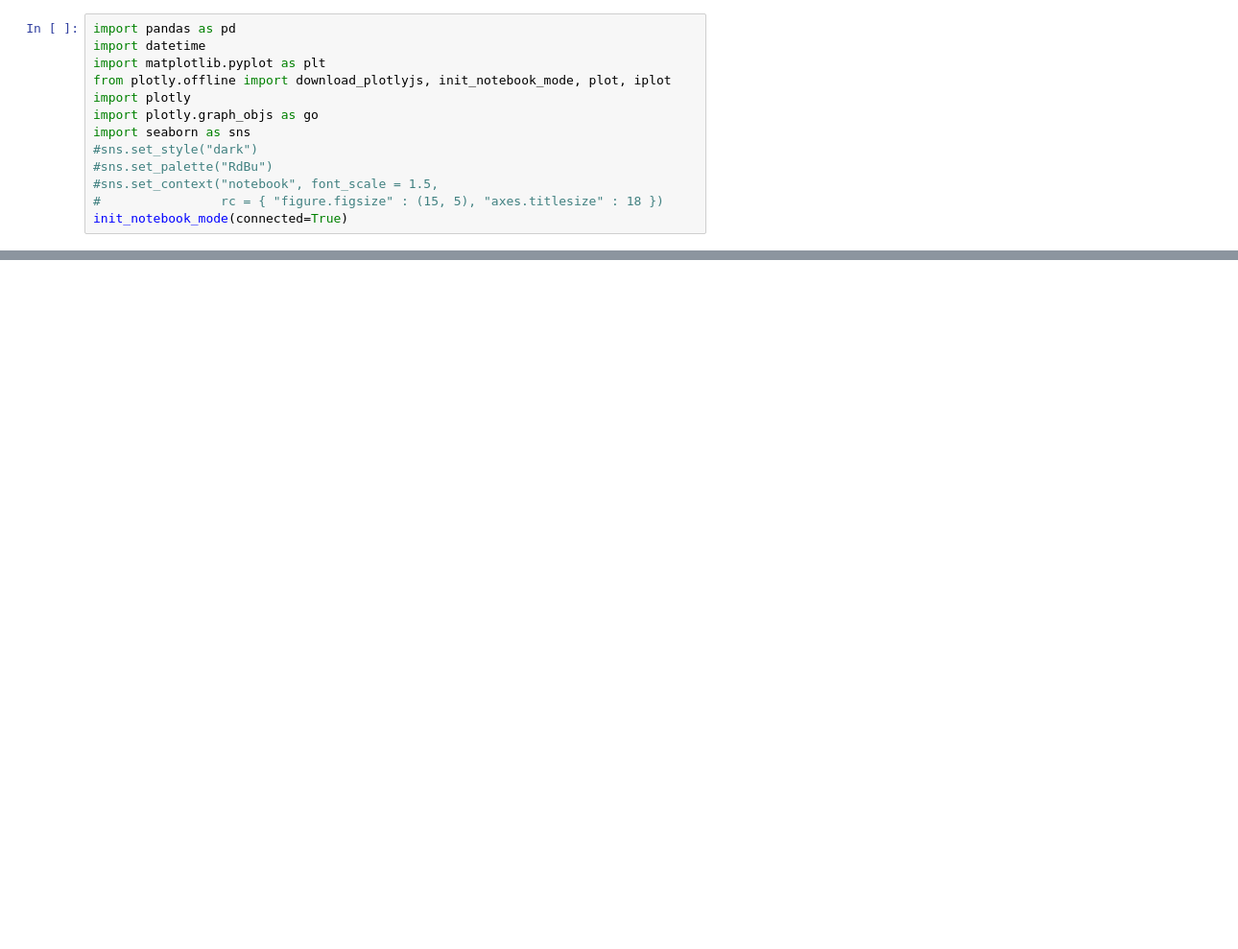
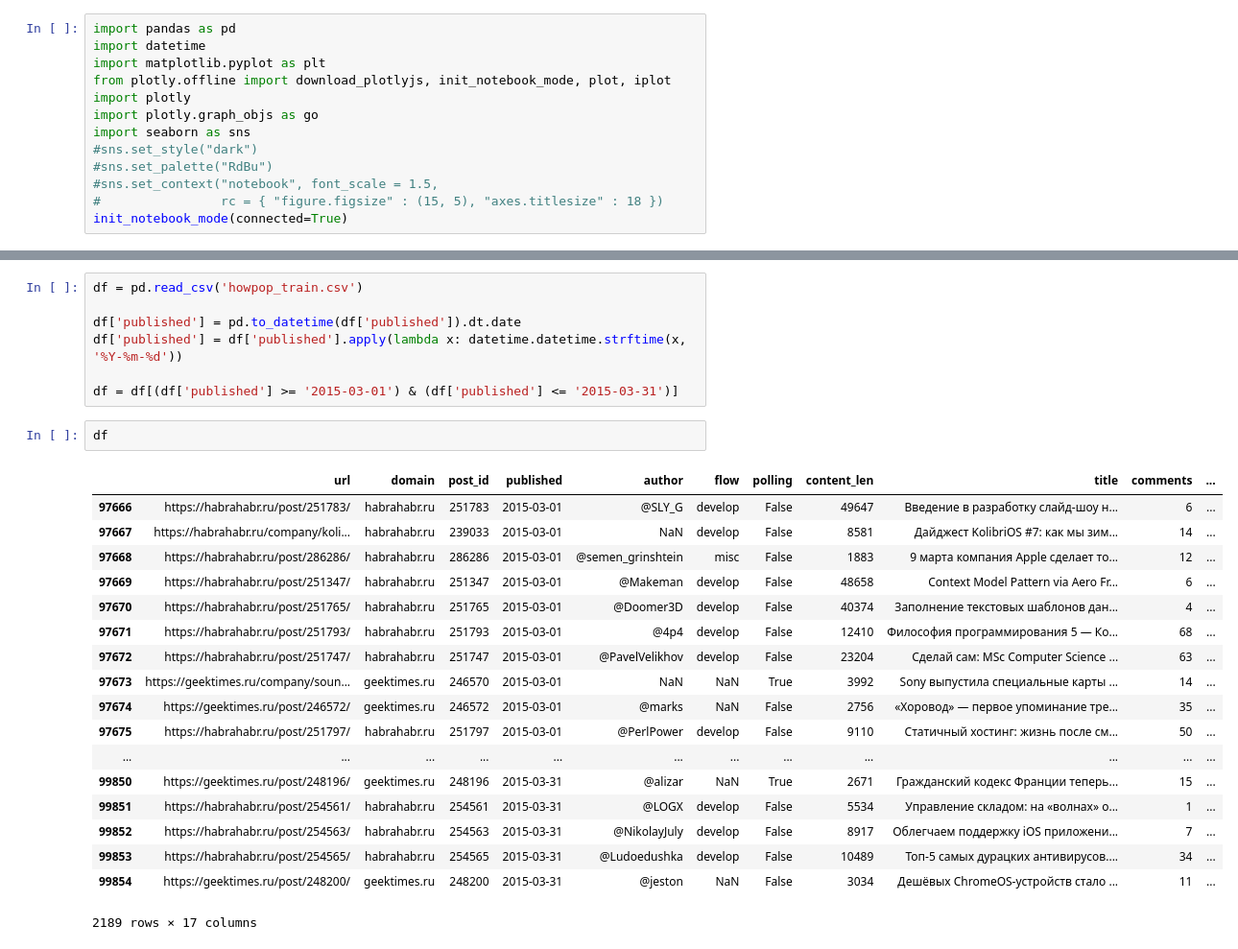
Before and after one commit to gikr/ods_and_other, a Jupyter notebook: week2.ipynb, the cells around one changed output, grey strips where cells are left out. Shown at 96% size. Drawn from its saved outputs; the diff is of its cells as text; blank space fills up the shorter version.

```diff
--- a/week2.ipynb
+++ b/week2.ipynb
@@ -32,3 +32,31 @@ fig = go.Figure(data = [trace], layout = layout)
 iplot(fig)
 # %% [output]
 [interactive output not drawn]
+# %%
+df = pd.read_csv('howpop_train.csv')
+
+df['published'] = pd.to_datetime(df['published']).dt.date
+df['published'] = df['published'].apply(lambda x: datetime.datetime.strftime(x, '%Y-%m-%d'))
+
+df = df[(df['published'] >= '2015-03-01') & (df['published'] <= '2015-03-31')]
+# %%
+df
+# %% [output]
+|  | url | domain | post_id | published | author | flow | polling | content_len | title | comments | ... |
+| 97666 | https://habrahabr.ru/post/251783/ | habrahabr.ru | 251783 | 2015-03-01 | @SLY_G | develop | False | 49647 | Введение в разработку слайд-шоу н... | 6 | ... |
+| 97667 | https://habrahabr.ru/company/koli... | habrahabr.ru | 239033 | 2015-03-01 | NaN | develop | False | 8581 | Дайджест KolibriOS #7: как мы зим... | 14 | ... |
+| 97668 | https://habrahabr.ru/post/286286/ | habrahabr.ru | 286286 | 2015-03-01 | @semen_grinshtein | misc | False | 1883 | 9 марта компания Apple сделает то... | 12 | ... |
+| 97669 | https://habrahabr.ru/post/251347/ | habrahabr.ru | 251347 | 2015-03-01 | @Makeman | develop | False | 48658 | Context Model Pattern via Aero Fr... | 6 | ... |
+| 97670 | https://habrahabr.ru/post/251765/ | habrahabr.ru | 251765 | 2015-03-01 | @Doomer3D | develop | False | 40374 | Заполнение текстовых шаблонов дан... | 4 | ... |
+| 97671 | https://habrahabr.ru/post/251793/ | habrahabr.ru | 251793 | 2015-03-01 | @4p4 | develop | False | 12410 | Философия программирования 5 — Ко... | 68 | ... |
+| 97672 | https://habrahabr.ru/post/251747/ | habrahabr.ru | 251747 | 2015-03-01 | @PavelVelikhov | develop | False | 23204 | Сделай сам: MSc Computer Science ... | 63 | ... |
+| 97673 | https://geektimes.ru/company/soun... | geektimes.ru | 246570 | 2015-03-01 | NaN | NaN | True | 3992 | Sony выпустила специальные карты ... | 14 | ... |
+| 97674 | https://geektimes.ru/post/246572/ | geektimes.ru | 246572 | 2015-03-01 | @marks | NaN | False | 2756 | «Хоровод» — первое упоминание тре... | 35 | ... |
+| 97675 | https://habrahabr.ru/post/251797/ | habrahabr.ru | 251797 | 2015-03-01 | @PerlPower | develop | False | 9110 | Статичный хостинг: жизнь после см... | 50 | ... |
+| ... | ... | ... | ... | ... | ... | ... | ... | ... | ... | ... | ... |
+| 99850 | https://geektimes.ru/post/248196/ | geektimes.ru | 248196 | 2015-03-31 | @alizar | NaN | True | 2671 | Гражданский кодекс Франции теперь... | 15 | ... |
+| 99851 | https://habrahabr.ru/post/254561/ | habrahabr.ru | 254561 | 2015-03-31 | @LOGX | develop | False | 5534 | Управление складом: на «волнах» о... | 1 | ... |
+| 99852 | https://habrahabr.ru/post/254563/ | habrahabr.ru | 254563 | 2015-03-31 | @NikolayJuly | develop | False | 8917 | Облегчаем поддержку iOS приложени... | 7 | ... |
+| 99853 | https://habrahabr.ru/post/254565/ | habrahabr.ru | 254565 | 2015-03-31 | @Ludoedushka | develop | False | 10489 | Топ-5 самых дурацких антивирусов.... | 34 | ... |
+| 99854 | https://geektimes.ru/post/248200/ | geektimes.ru | 248200 | 2015-03-31 | @jeston | NaN | False | 3034 | Дешёвых ChromeOS-устройств стало ... | 11 | ... |
+2189 rows × 17 columns
```
Also changed, not shown: parts of 9 cells of this notebook.
